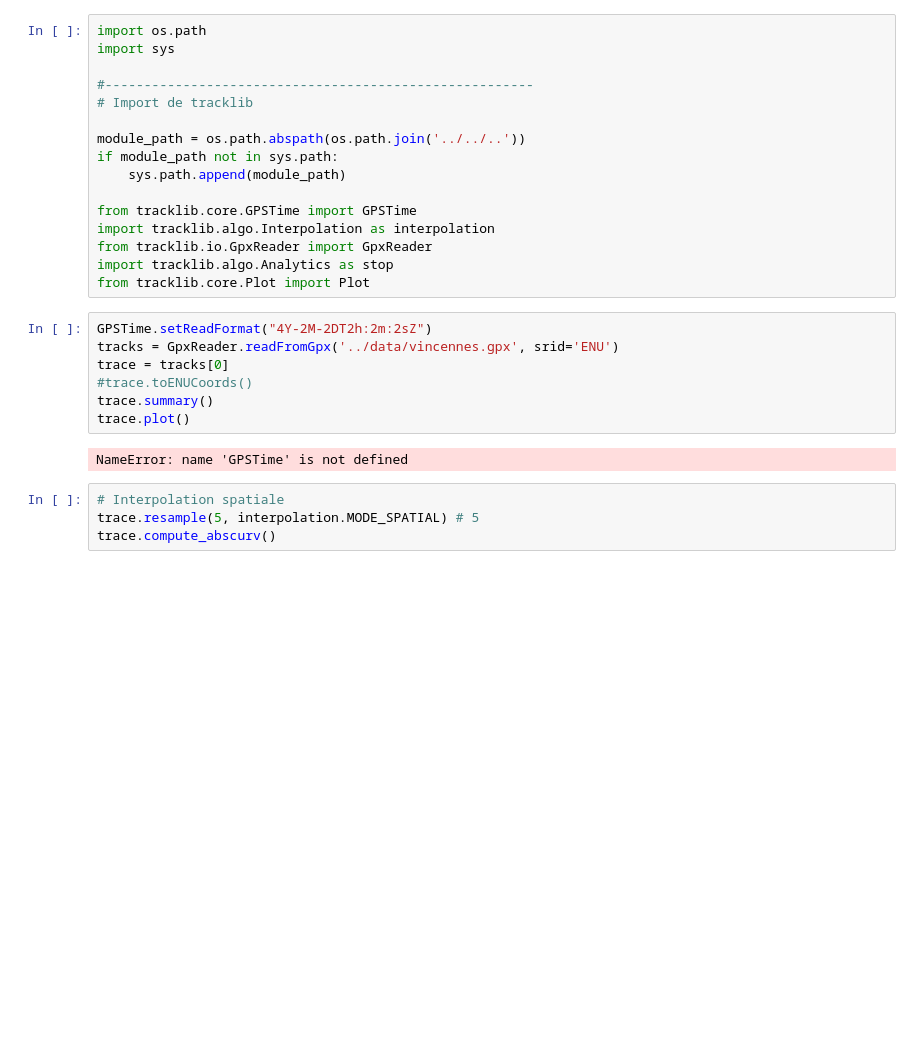
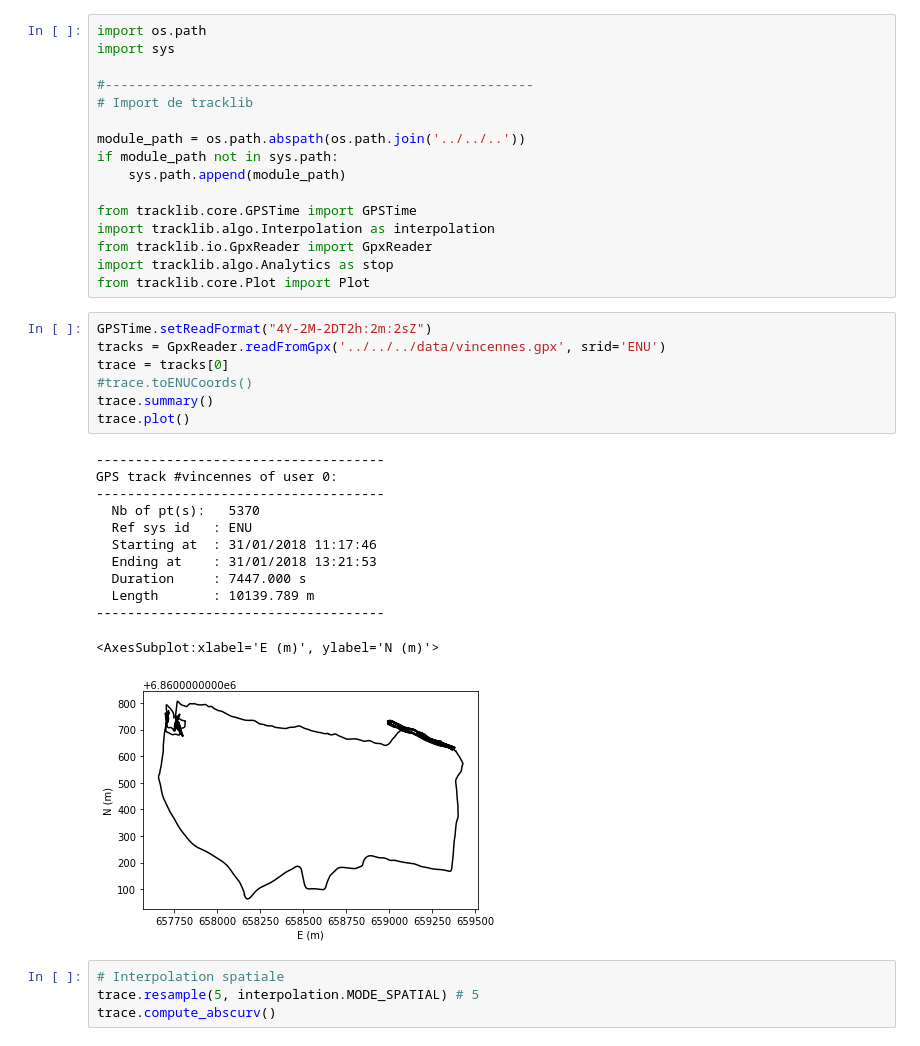
Before and after one commit to umrlastig/tracklib, a Jupyter notebook: doc/source/notebook/SpeedProfil.ipynb, the cells around one changed output. Cells and saved outputs as stored; diff of their text form; blank space fills up the shorter version.

```diff
--- a/doc/source/notebook/SpeedProfil.ipynb
+++ b/doc/source/notebook/SpeedProfil.ipynb
@@ -18,13 +18,24 @@ import tracklib.algo.Analytics as stop
 from tracklib.core.Plot import Plot
 # %%
 GPSTime.setReadFormat("4Y-2M-2DT2h:2m:2sZ")
-tracks = GpxReader.readFromGpx('../data/vincennes.gpx', srid='ENU')
+tracks = GpxReader.readFromGpx('../../../data/vincennes.gpx', srid='ENU')
 trace = tracks[0]
 #trace.toENUCoords()
 trace.summary()
 trace.plot()
 # %% [output]
-NameError: name 'GPSTime' is not defined
+-------------------------------------
+GPS track #vincennes of user 0:
+-------------------------------------
+  Nb of pt(s):   5370
+  Ref sys id   : ENU
+  Starting at  : 31/01/2018 11:17:46
+  Ending at    : 31/01/2018 13:21:53
+  Duration     : 7447.000 s
+  Length       : 10139.789 m
+-------------------------------------
+<AxesSubplot:xlabel='E (m)', ylabel='N (m)'>
+[figure, added]
 # %%
 # Interpolation spatiale
 trace.resample(5, interpolation.MODE_SPATIAL) # 5
```
